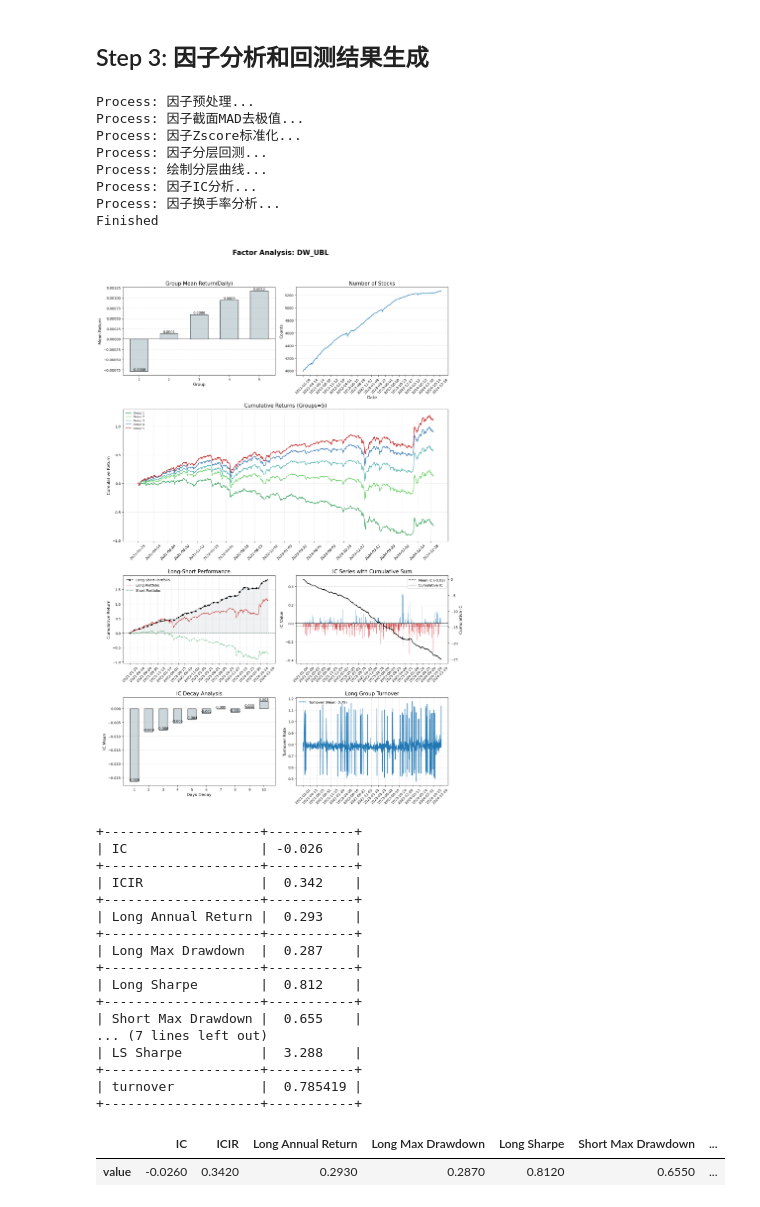
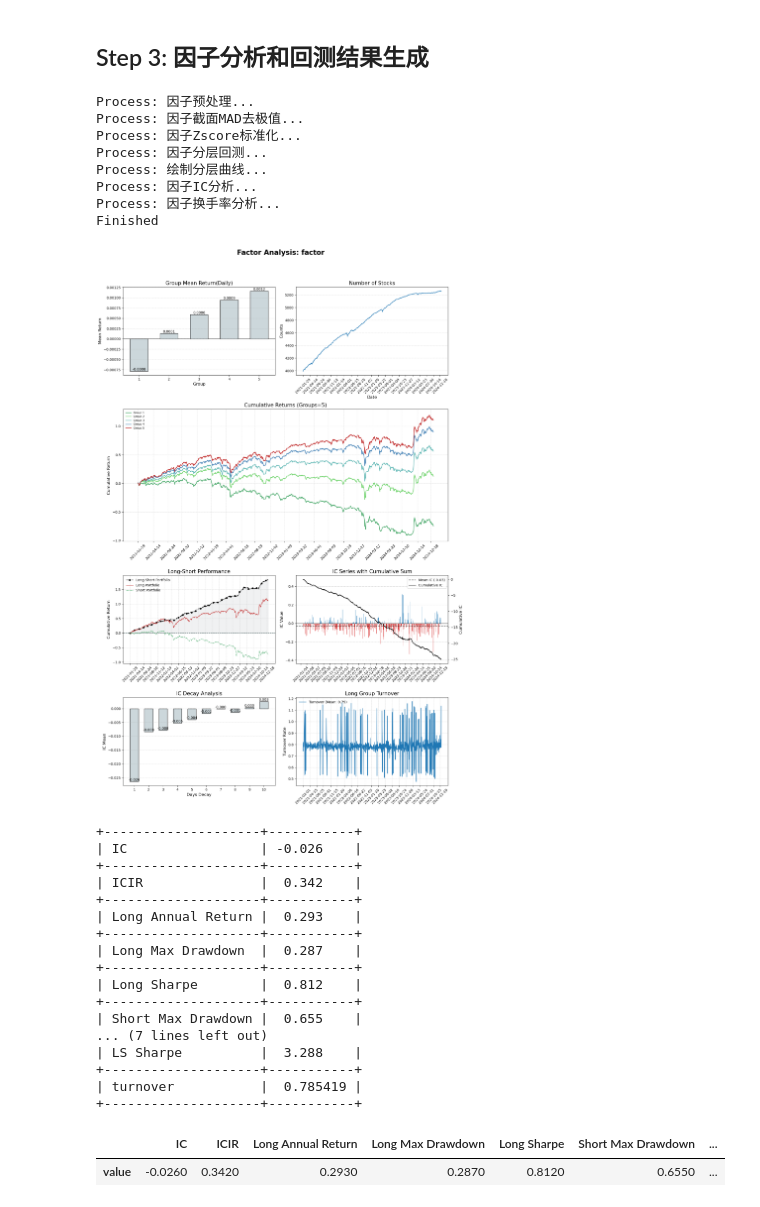
Before and after one commit to xdedmyao/Factor-Analysis, a Jupyter notebook: generate_factor.ipynb, the cells around one changed output. Saved outputs shown, nothing was run; the diff lists cells and outputs as text; code cells hidden in the pictures.

```diff
--- a/generate_factor.ipynb
+++ b/generate_factor.ipynb
@@ -26,17 +26,14 @@ df
 # %% [markdown]
 ## Step 2: 因子逻辑计算
 # %%
-def get_DW_UBL(df):
-    # 计算威廉下影线mean因子
+# 一个示例因子的计算
+def get_factor(df):
     df['downshadow'] = np.where(df['open'] < df['close'], df['open'] - df['low'], df['close'] - df['low'])
     df['downmean'] = df.groupby('stock_code')['downshadow'].transform(lambda x: x.rolling(20).mean())
     df['downshadow_adj'] = df['downshadow'] / df['downmean']
-    # df['downshadow_mean'] = df.groupby('stock_code')['downshadow_adj'].transform(lambda x: x.rolling(20, min_periods=1).mean())
     df['downshadow_mean_normalized'] = df.groupby('date')['downshadow_adj'].transform(lambda x: (x - x.mean()) / x.std())
-
-    # UBL因子
-    df['DW_UBL'] = df['downshadow_mean_normalized']
-    return df[['stock_code','date','DW_UBL']]
-factor_df = get_DW_UBL(df)
+    df['factor'] = df['downshadow_mean_normalized']
+    return df[['stock_code','date','factor']]
+factor_df = get_factor(df)
 factor_df
 # %% [output]
@@ -58,27 +55,27 @@ factor_df
 # %%
 # 分组收益图绘制，注意组号5为多头组，组号1为空头组
 result, group_returns, ic = factor_backtest(factor_df,
-                                            factor_name = 'DW_UBL', # 因子名称
+                                            factor_name = 'factor', # 因子名称
                                             start_date = start_date,
                                             end_date = end_date,
                                             lag_days = 1, # 用滞后多少日的收益率
                                             direction = -1, # 因子方向
                                             group = 5,   # 因子分组数
                                             neutralization = False, # 因子中性化选项
                                             zscore = True, # 因子标准化选项
                                             cut_extreme = True # 是否剔除极端值
                                             )
 result
 # %% [output]
 Process: 因子预处理...
 Process: 因子截面MAD去极值...
 Process: 因子Zscore标准化...
 Process: 因子分层回测...
 Process: 绘制分层曲线...
 Process: 因子IC分析...
 Process: 因子换手率分析...
 Finished
-[figure, old version]
+[figure, new version]
 +--------------------+-----------+
 | IC                 | -0.026    |
 +--------------------+-----------+
```
Also changed, not shown: parts of 1 cell of this notebook.
